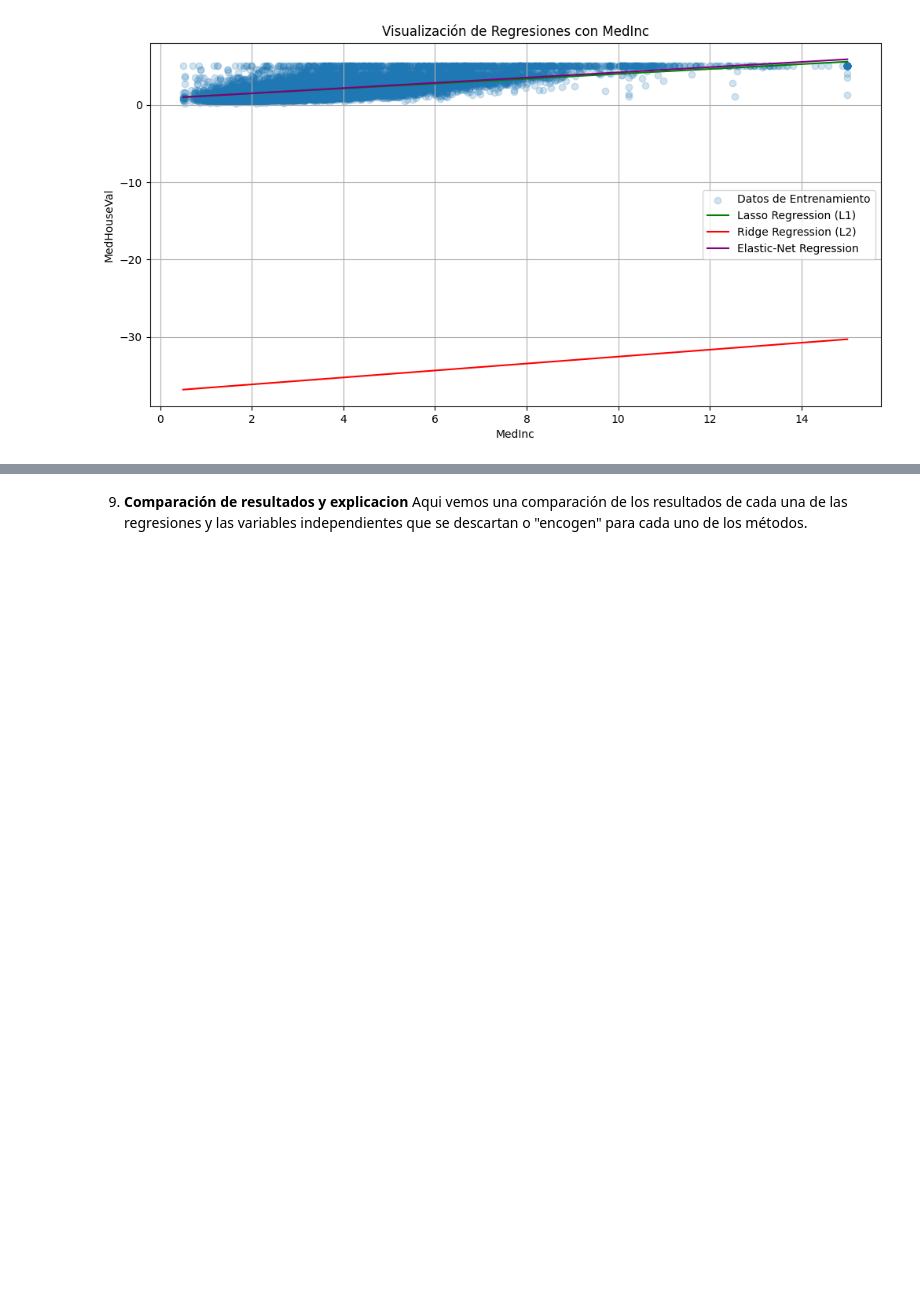
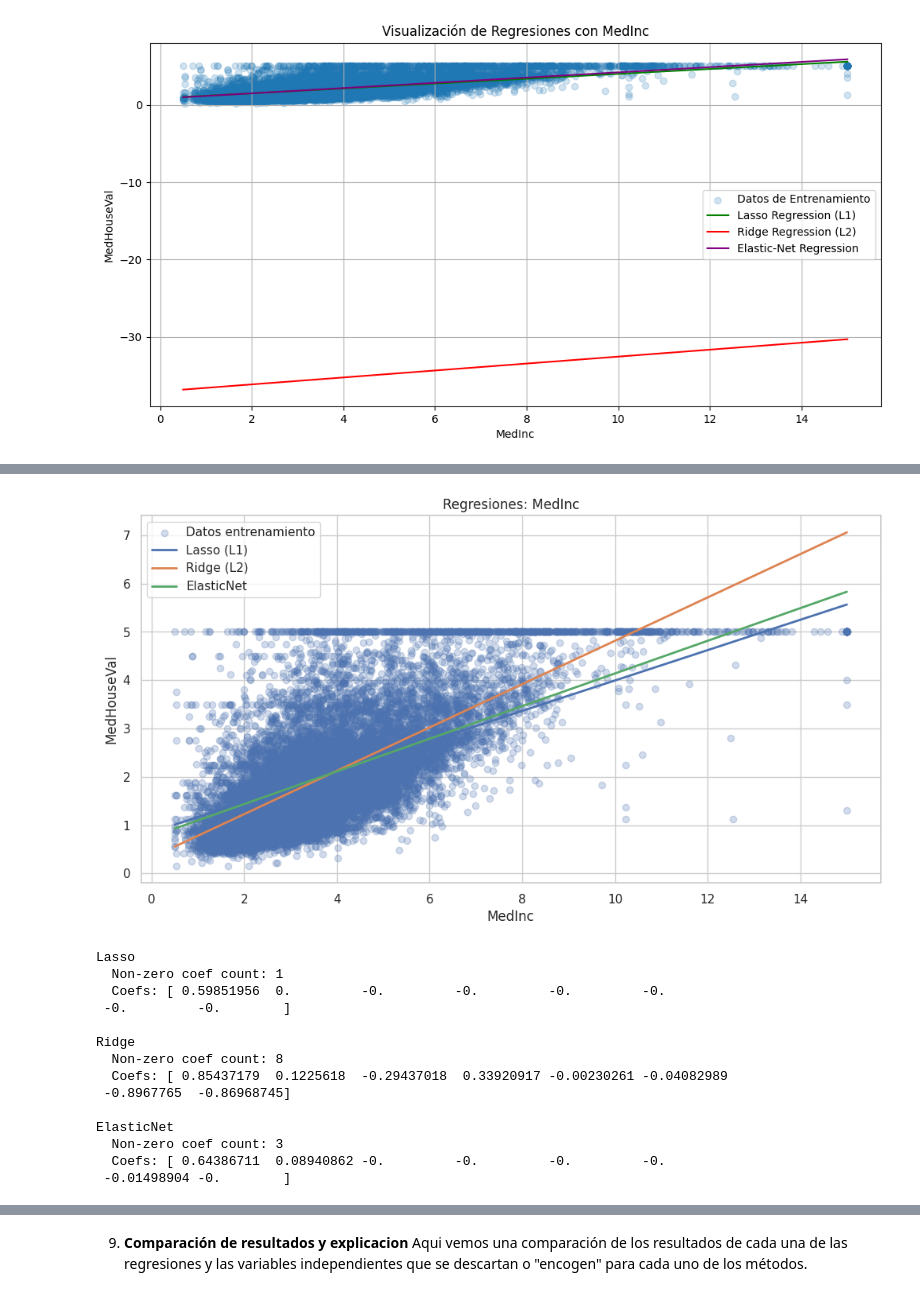
Before and after one commit to osrodgon/P5_G1_Task, a Jupyter notebook: L1-L2-Elastic-Net.ipynb, the cells around one changed output, grey strips where cells are left out. Drawn from its saved outputs; the diff is of its cells as text; code cells hidden in the pictures; blank space fills up the shorter version.

Commit message:
feat: using info and new graph

```diff
--- a/L1-L2-Elastic-Net.ipynb
+++ b/L1-L2-Elastic-Net.ipynb
@@ -241,0 +331,65 @@ plt.show()
+# %%
+import numpy as np
+import matplotlib.pyplot as plt
+
+# Parámetros
+feature = 'MedInc'                        # variable a plotear
+feature_idx = independent_variables.index(feature)
+n_points = 200                             # resolución de la línea
+
+# 1) Rango en escala original para la variable
+x_unscaled = np.linspace(independent_train[feature].min(),
+                         independent_train[feature].max(),
+                         n_points)
+
+# 2) Construir matriz completa: filas con la media de cada feature
+means = independent_train.mean().values    # array (n_features,)
+X_plot_unscaled = np.tile(means, (n_points, 1))
+X_plot_unscaled[:, feature_idx] = x_unscaled
+
+# 3) Escalar (con el mismo scaler usado en entrenamiento)
+X_plot_scaled = scaler.transform(X_plot_unscaled)
+
+# 4) Predecir con cada modelo
+y_lasso = lasso_model.predict(X_plot_scaled)
+y_ridge = ridge_model.predict(X_plot_scaled)
+y_enet  = elastic_net_model.predict(X_plot_scaled)
+
+# 5) (Opcional) si el target estuvo escalado:
+# y_lasso = y_target_scaler.inverse_transform(y_lasso.reshape(-1,1)).ravel()
+
+# 6) Plot (x ya está ordenado)
+plt.figure(figsize=(12,6))
+plt.scatter(independent_train[feature], dependent_train, alpha=0.25, label='Datos entrenamiento')
+plt.plot(x_unscaled, y_lasso, label='Lasso (L1)', linewidth=2)
+plt.plot(x_unscaled, y_ridge, label='Ridge (L2)', linewidth=2)
+plt.plot(x_unscaled, y_enet,  label='ElasticNet', linewidth=2)
+plt.xlabel(feature)
+plt.ylabel(dependent_variable)
+plt.title(f'Regresiones: {feature}')
+plt.legend()
+plt.grid(True)
+plt.show()
+
+# 7) Imprimir coeficientes para comparar
+for name, model in [('Lasso', lasso_model), ('Ridge', ridge_model), ('ElasticNet', elastic_net_model)]:
+    print(name)
+    print("  Non-zero coef count:", np.sum(model.coef_ != 0))
+    print("  Coefs:", model.coef_)
+    print()
+# %% [output]
+[figure, added]
+Lasso
+  Non-zero coef count: 1
+  Coefs: [ 0.59851956  0.         -0.         -0.         -0.         -0.
+ -0.         -0.        ]
+
+Ridge
+  Non-zero coef count: 8
+  Coefs: [ 0.85437179  0.1225618  -0.29437018  0.33920917 -0.00230261 -0.04082989
+ -0.8967765  -0.86968745]
+
+ElasticNet
+  Non-zero coef count: 3
+  Coefs: [ 0.64386711  0.08940862 -0.         -0.         -0.         -0.
+ -0.01498904 -0.        ]
```
Also changed, not shown: parts of 4 cells of this notebook, 3 other files.
